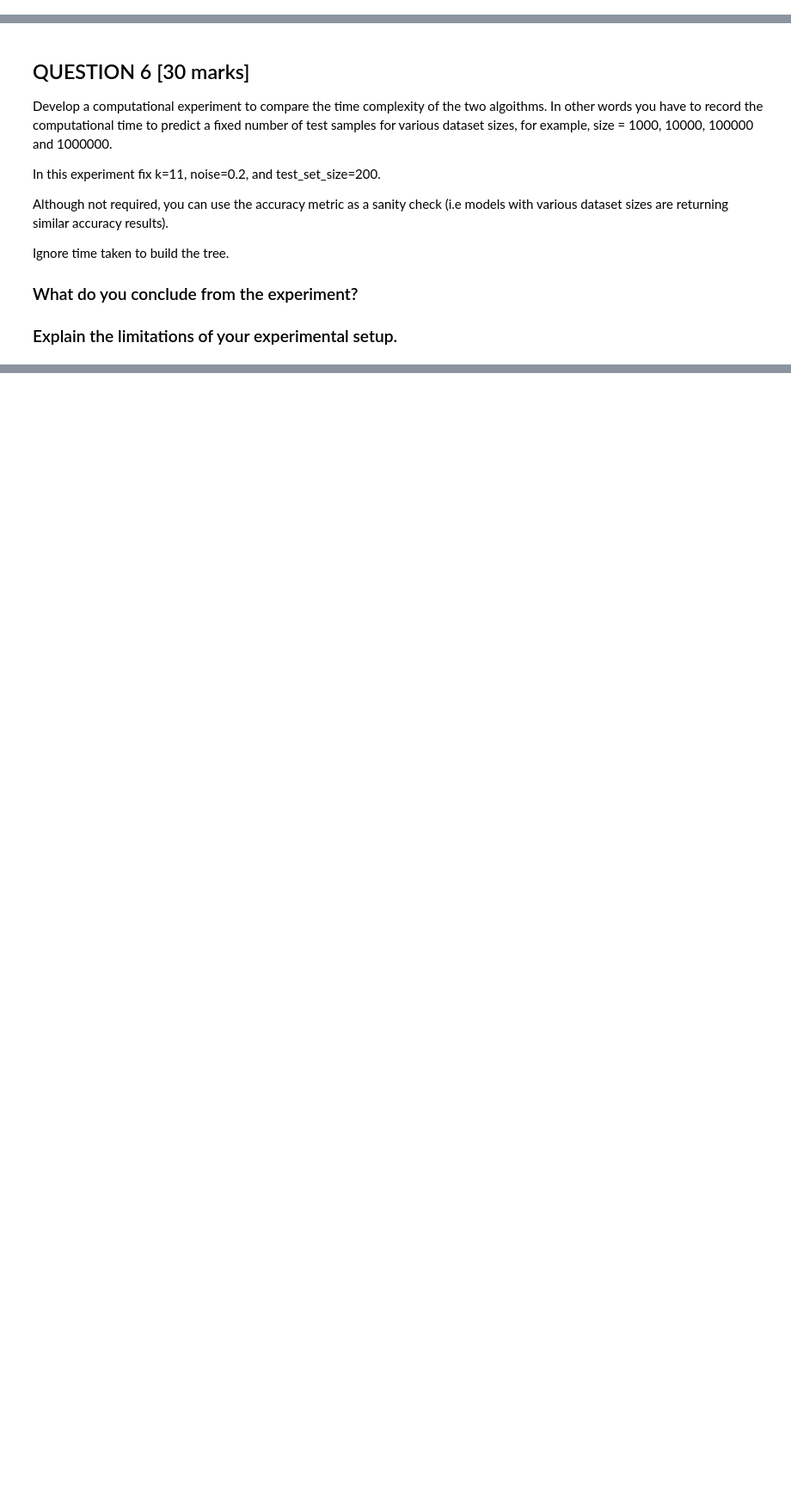
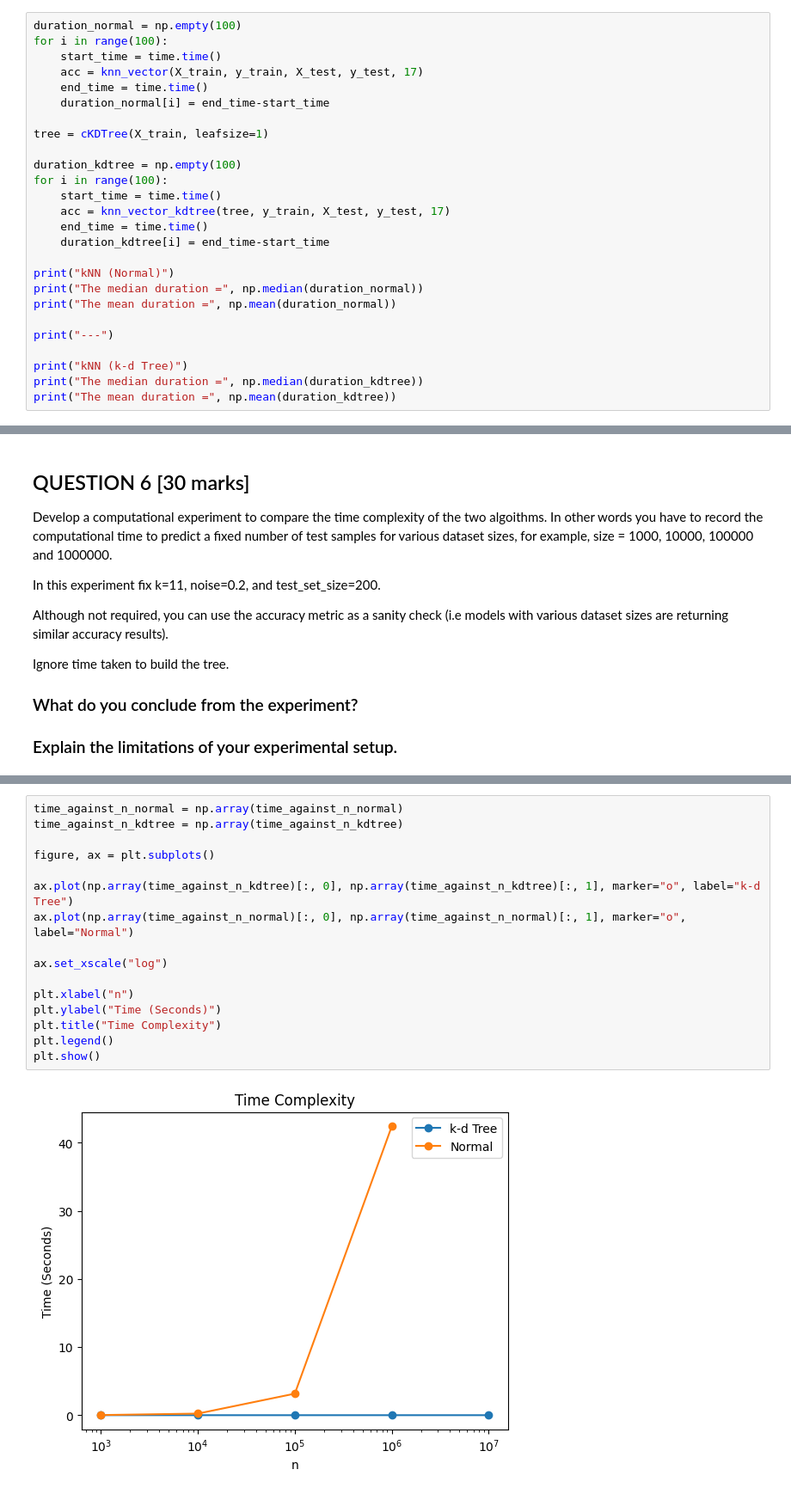
Before and after one commit to JuanScerriE/cce2502-pr-ml, a Jupyter notebook: assignment-1/CCE2502_Assignment_II_Feb_2023.ipynb, the cells around one changed output, grey strips where cells are left out. Shown at 86% size. Saved outputs shown, nothing was run; the diff lists cells and outputs as text; blank space fills up the shorter version.

```diff
--- a/assignment-1/CCE2502_Assignment_II_Feb_2023.ipynb
+++ b/assignment-1/CCE2502_Assignment_II_Feb_2023.ipynb
@@ -536,0 +565,26 @@ Ellipsis
+# %%
+duration_normal = np.empty(100)
+for i in range(100):
+    start_time = time.time()
+    acc = knn_vector(X_train, y_train, X_test, y_test, 17)
+    end_time = time.time()
+    duration_normal[i] = end_time-start_time
+
+tree = cKDTree(X_train, leafsize=1)
+
+duration_kdtree = np.empty(100)
+for i in range(100):
+    start_time = time.time()
+    acc = knn_vector_kdtree(tree, y_train, X_test, y_test, 17)
+    end_time = time.time()
+    duration_kdtree[i] = end_time-start_time
+
+print("kNN (Normal)")
+print("The median duration =", np.median(duration_normal))
+print("The mean duration =", np.mean(duration_normal))
+
+print("---")
+
+print("kNN (k-d Tree)")
+print("The median duration =", np.median(duration_kdtree))
+print("The mean duration =", np.mean(duration_kdtree))
@@ -577,0 +720,18 @@ Ellipsis
+# %%
+time_against_n_normal = np.array(time_against_n_normal)
+time_against_n_kdtree = np.array(time_against_n_kdtree)
+
+figure, ax = plt.subplots()
+
+ax.plot(np.array(time_against_n_kdtree)[:, 0], np.array(time_against_n_kdtree)[:, 1], marker="o", label="k-d Tree")
+ax.plot(np.array(time_against_n_normal)[:, 0], np.array(time_against_n_normal)[:, 1], marker="o", label="Normal")
+
+ax.set_xscale("log")
+
+plt.xlabel("n")
+plt.ylabel("Time (Seconds)")
+plt.title("Time Complexity")
+plt.legend()
+plt.show()
+# %% [output]
+[figure, added]
```
Also changed, not shown: parts of 14 cells of this notebook.
